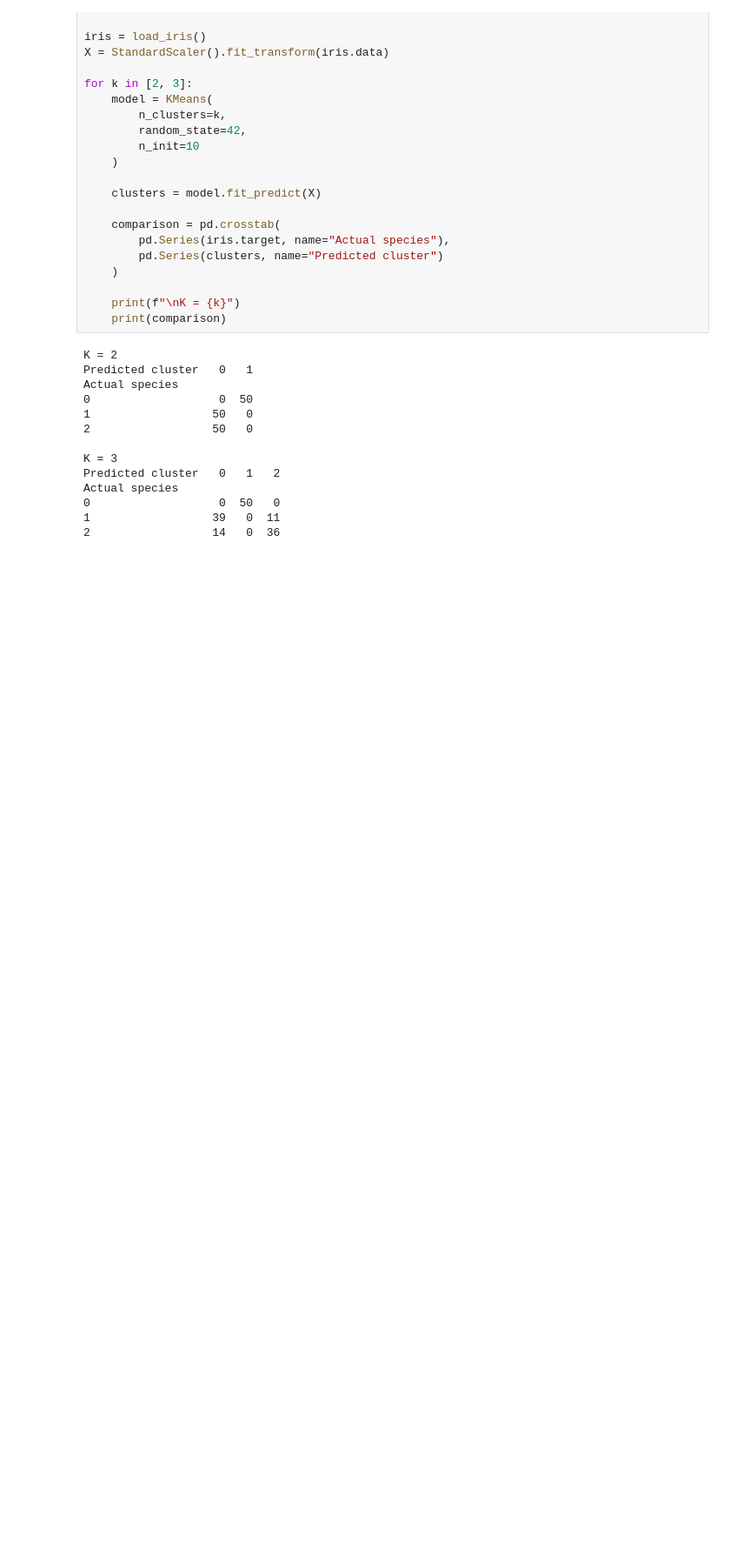
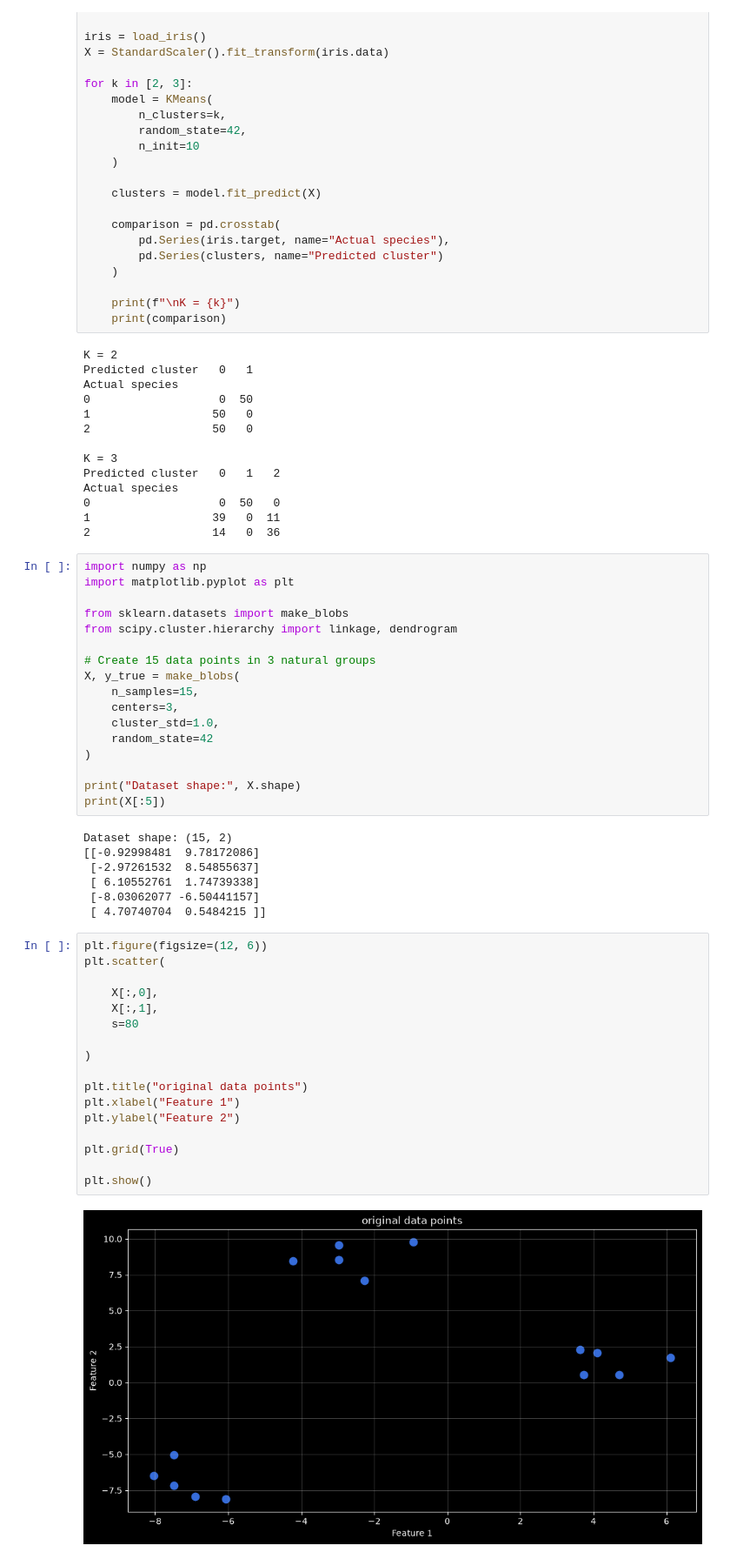
Before and after one commit to MUHAMMADZARYABKHAN-21/new.py, a Jupyter notebook: learning/machine-learning/scikit-learn/notebooks/06-unsupervised-learning/hierarchical_clustering_revision.ipynb, the cells around one changed output. Shown at 87% size. Cells and saved outputs as stored; diff of their text form; blank space fills up the shorter version.

```diff
--- a/learning/machine-learning/scikit-learn/notebooks/06-unsupervised-learning/hierarchical_clustering_revision.ipynb
+++ b/learning/machine-learning/scikit-learn/notebooks/06-unsupervised-learning/hierarchical_clustering_revision.ipynb
@@ -204,3 +204,46 @@ Actual species
 0                   0  50   0
 1                  39   0  11
 2                  14   0  36
+# %%
+import numpy as np
+import matplotlib.pyplot as plt
+
+from sklearn.datasets import make_blobs
+from scipy.cluster.hierarchy import linkage, dendrogram
+
+# Create 15 data points in 3 natural groups
+X, y_true = make_blobs(
+    n_samples=15,
+    centers=3,
+    cluster_std=1.0,
+    random_state=42
+)
+
+print("Dataset shape:", X.shape)
+print(X[:5])
+# %% [output]
+Dataset shape: (15, 2)
+[[-0.92998481  9.78172086]
+ [-2.97261532  8.54855637]
+ [ 6.10552761  1.74739338]
+ [-8.03062077 -6.50441157]
+ [ 4.70740704  0.5484215 ]]
+# %%
+plt.figure(figsize=(12, 6))
+plt.scatter(
+
+    X[:,0],
+    X[:,1],
+    s=80
+
+)
+
+plt.title("original data points")
+plt.xlabel("Feature 1")
+plt.ylabel("Feature 2")
+
+plt.grid(True)
+
+plt.show()
+# %% [output]
+[figure, added]
```
Also changed, not shown: parts of 3 cells of this notebook, 1 other file.
